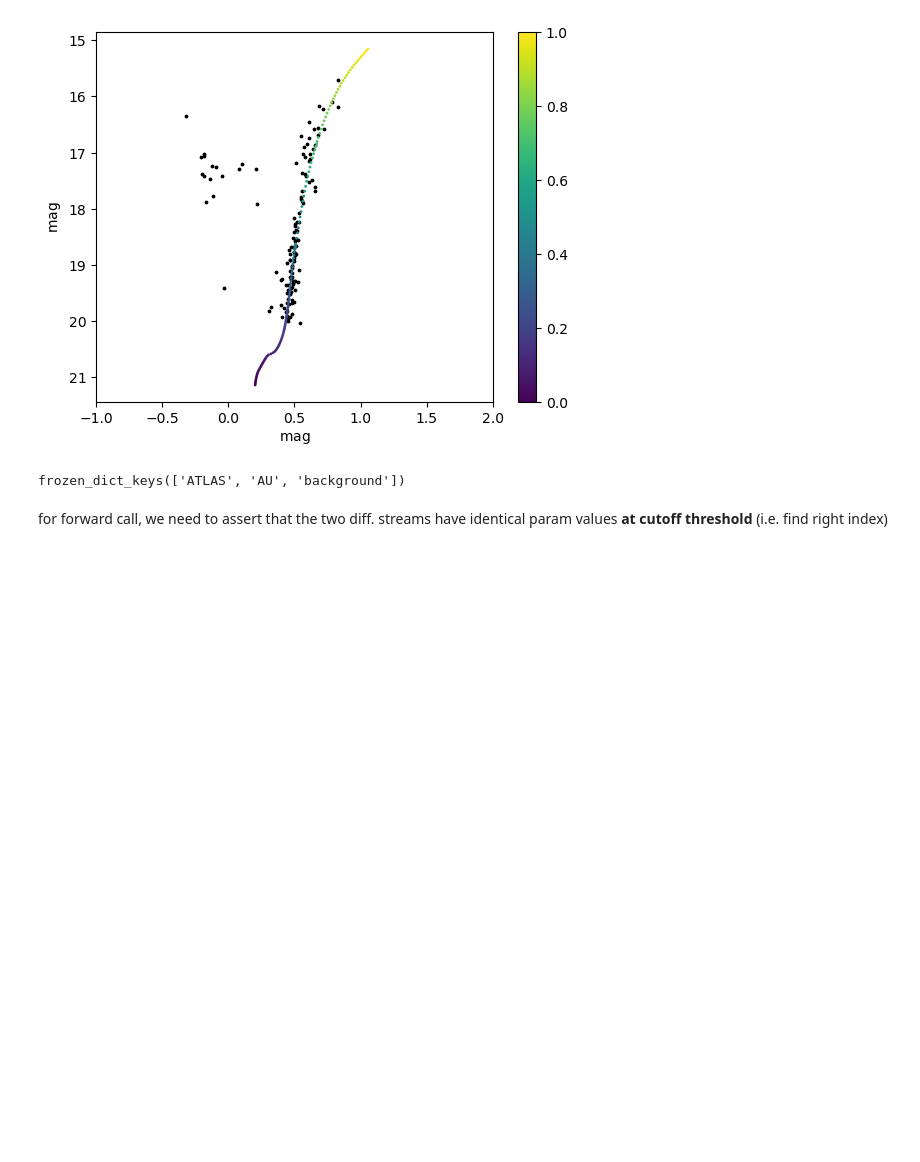
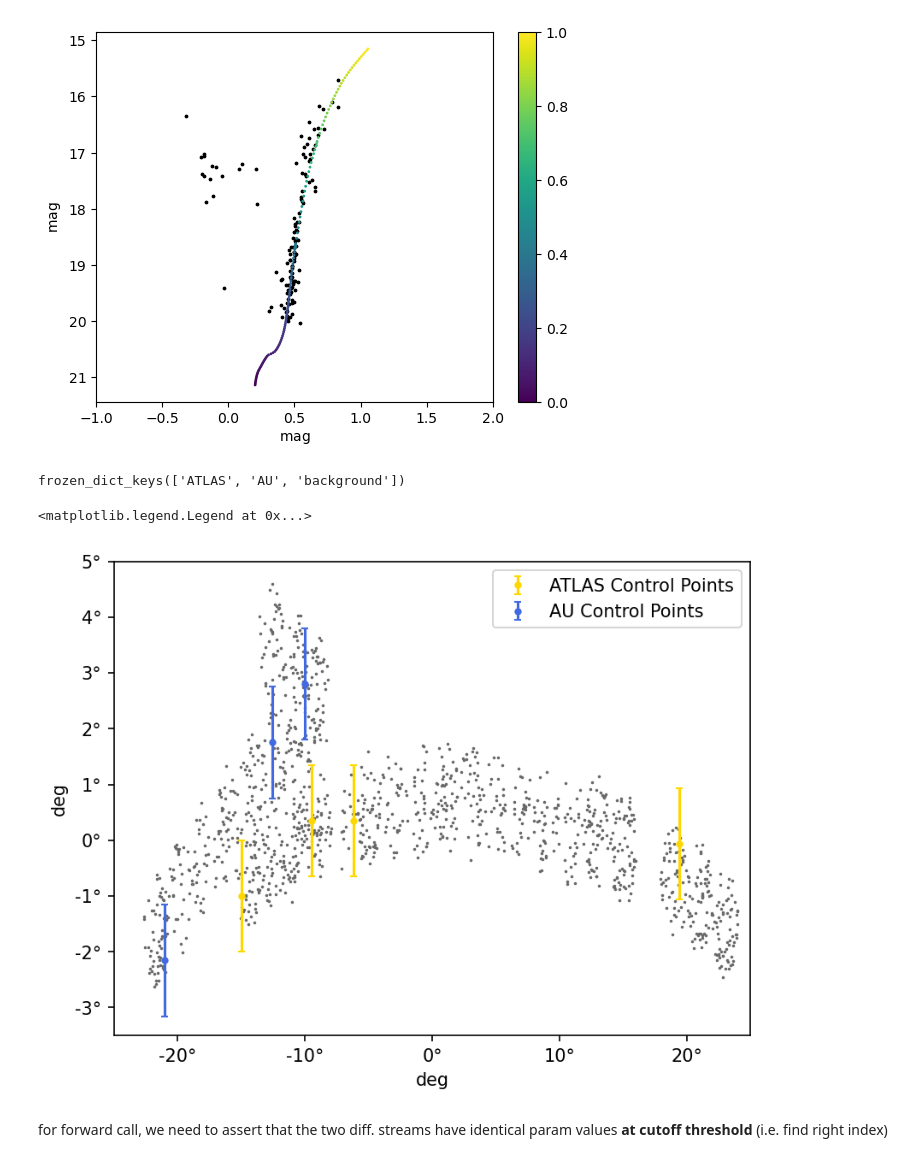
Before and after one commit to Comack/AST425-StreamML, a Jupyter notebook: Atlas/models/ATLAS_Model_Final.ipynb, the cells around one changed output. Saved outputs shown, nothing was run; the diff lists cells and outputs as text; code cells hidden in the pictures; blank space fills up the shorter version.

```diff
--- a/Atlas/models/ATLAS_Model_Final.ipynb
+++ b/Atlas/models/ATLAS_Model_Final.ipynb
@@ -852,0 +842,27 @@ frozen_dict_keys(['ATLAS', 'AU', 'background'])
+# %%
+plt.figure(dpi=150)
+plt.scatter(data['phi1'], data['phi2'], color='dimgrey', marker='.', s=2)
+plt.errorbar(
+    atlas_cp["phi1"],
+    atlas_cp["phi2"],
+    yerr=atlas_cp["w_phi2"],
+    fmt=".",
+    c="gold",
+    capsize=2,
+    label="ATLAS Control Points",
+)
+plt.errorbar(
+    au_cp["phi1"],
+    au_cp["phi2"],
+    yerr=au_cp["w_phi2"],
+    fmt=".",
+    c="royalblue",
+    capsize=2,
+    label="AU Control Points",
+)
+plt.xlim((-25,25))
+plt.ylim((-3.5, 5))
+plt.legend()
+# %% [output]
+<matplotlib.legend.Legend at 0x...>
+[figure, added]
```
Also changed, not shown: parts of 35 cells of this notebook.
